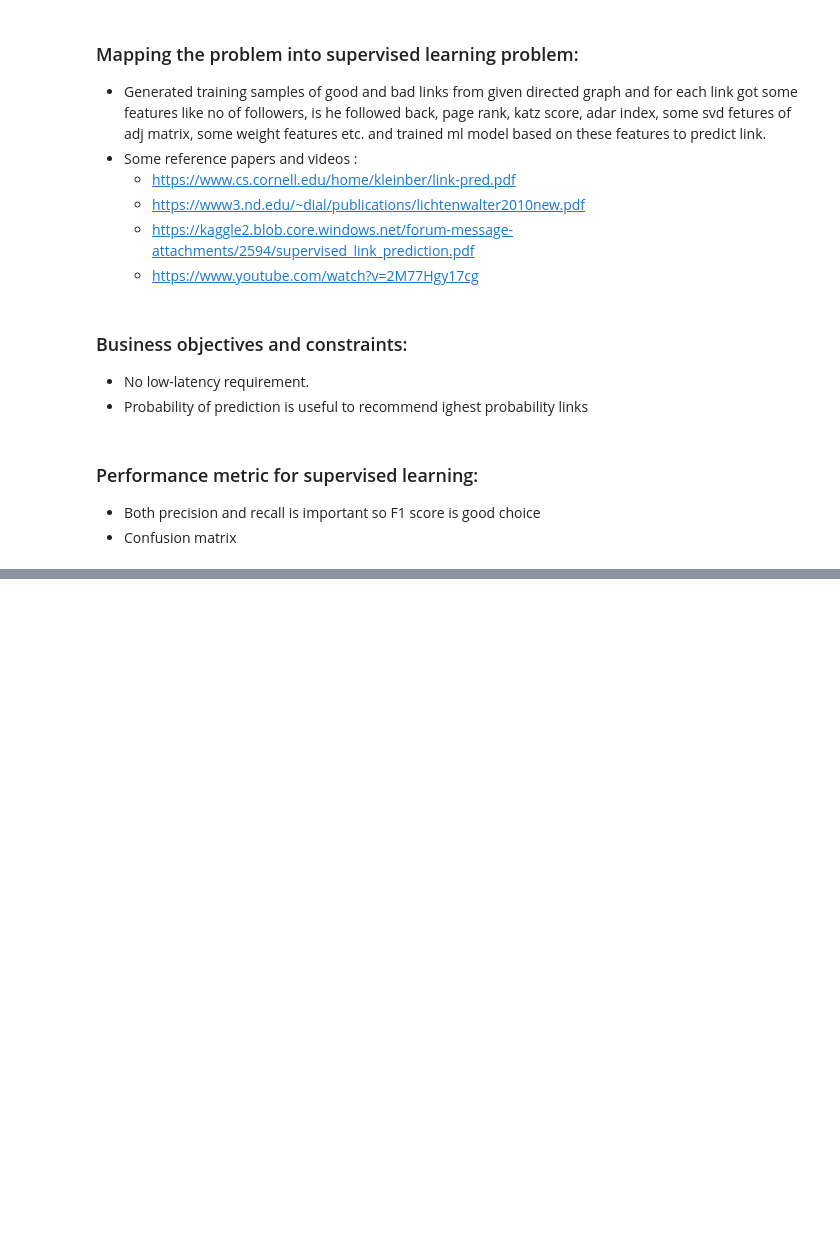
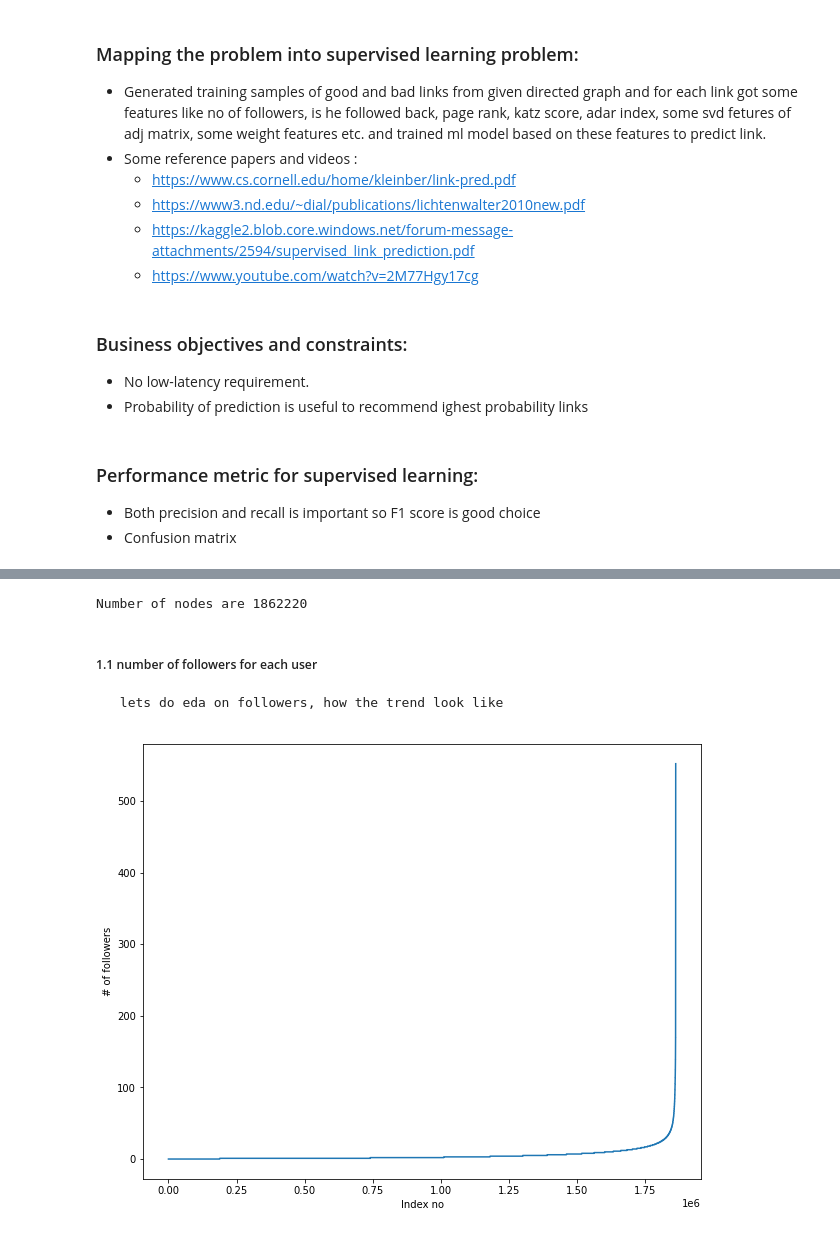
Before and after one commit to subro12/FacebookFriendRecommendation, a Jupyter notebook: S_FB_EDA.ipynb, the cells around one changed output, grey strips where cells are left out. Cells and saved outputs as stored; diff of their text form; code cells hidden in the pictures; blank space fills up the shorter version.

```diff
--- a/S_FB_EDA.ipynb
+++ b/S_FB_EDA.ipynb
@@ -33,0 +90,3 @@ import numpy as np
+# %%
+g=nx.read_edgelist('after_eda/train_woheader.csv',delimiter=',',create_using=nx.DiGraph,nodetype=int)
+print(nx.info(g))
@@ -33,0 +121,7 @@ import numpy as np
+# %%
+print("Number of nodes are {}".format(len(g.nodes)))
+# %% [output]
+Number of nodes are 1862220
+# %% [markdown]
+##### 1.1 number of followers for each user
+<pre> lets do eda on followers, how the trend look like </pre>
@@ -33,0 +130,13 @@ import numpy as np
+# %%
+# dict(g.in_degree) returns number of followes in a dictionary, where key represents each user, values represent number of followers.
+# So, indgree_list a list, which contains the number of followers for each user, length of indegree_list is equal to the number of nodes in graph
+indegree_list = list(dict(g.in_degree()).values())
+# %%
+indegree_list.sort()
+plt.figure(figsize=(10,8))
+plt.plot(indegree_list)
+plt.xlabel('Index no')
+plt.ylabel('# of followers')
+plt.show()
+# %% [output]
+[figure, added]
```
Also changed, not shown: parts of 29 cells of this notebook.
